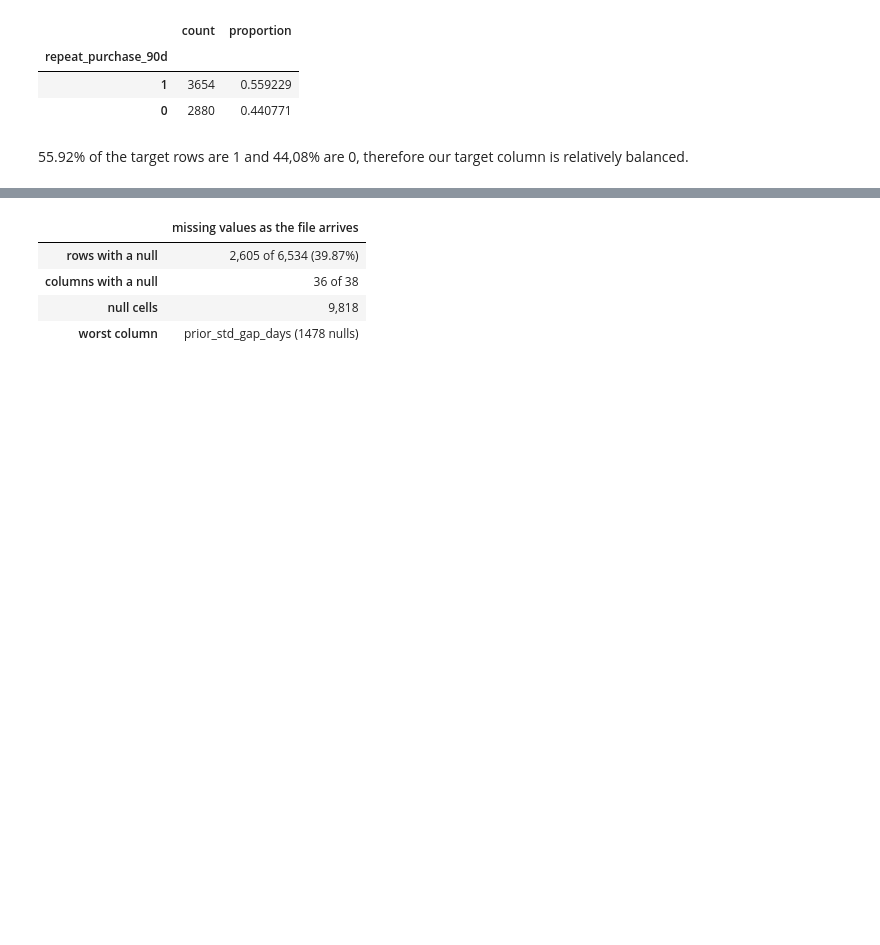
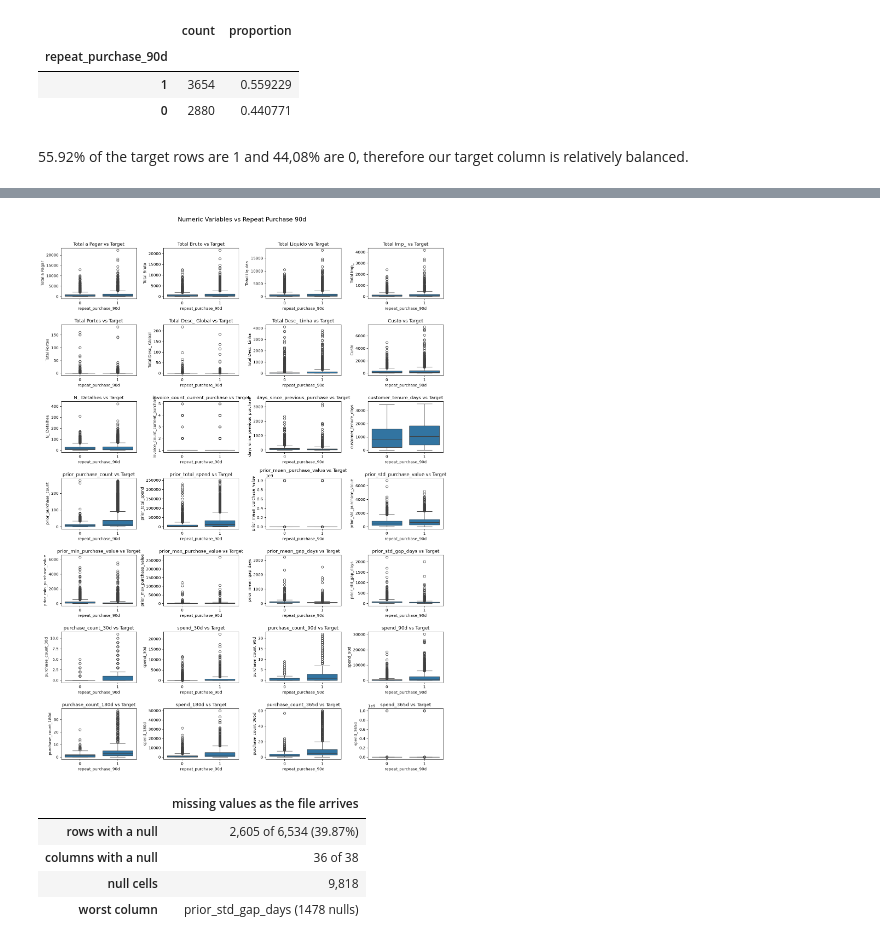
Before and after one commit to saradfalves/ML_Group_09, a Jupyter notebook: notebooks/exploring_and_modifying.ipynb, the cells around one changed output, grey strips where cells are left out. Saved outputs shown, nothing was run; the diff lists cells and outputs as text; code cells hidden in the pictures; blank space fills up the shorter version.

```diff
--- a/notebooks/exploring_and_modifying.ipynb
+++ b/notebooks/exploring_and_modifying.ipynb
@@ -134,3 +155,22 @@ target_prop
+# %%
+# Examining numerical features in relation to the target using Boxplots (checking which features are good predictors of the target)
+fig, axes = plt.subplots(ceil(len(numeric) / 4), 4, figsize=(15, 20))
+
+# Iterarating each box plot and adding x='repeat_purchase_90d'
+for ax, feat in zip(axes.flatten(), numeric):
+    sns.boxplot(data=train_df, x='repeat_purchase_90d', y=feat, ax=ax)
+    ax.set_title(f'{feat} vs Target')
+
+# hidding the empty graphs that would appear at the end
+for ax in axes.flatten()[len(numeric):]:
+    fig.delaxes(ax)
+
+# Layout and title
+plt.suptitle("Numeric Variables vs Repeat Purchase 90d", y=1.02, fontsize=16)
+plt.tight_layout()
+plt.show()
+# %% [output]
+[figure, added]
 # %%
 rows_with_null = train_df.isna().any(axis=1)
 per_column = train_df.isna().sum()
```
Also changed, not shown: parts of 2 cells of this notebook.
